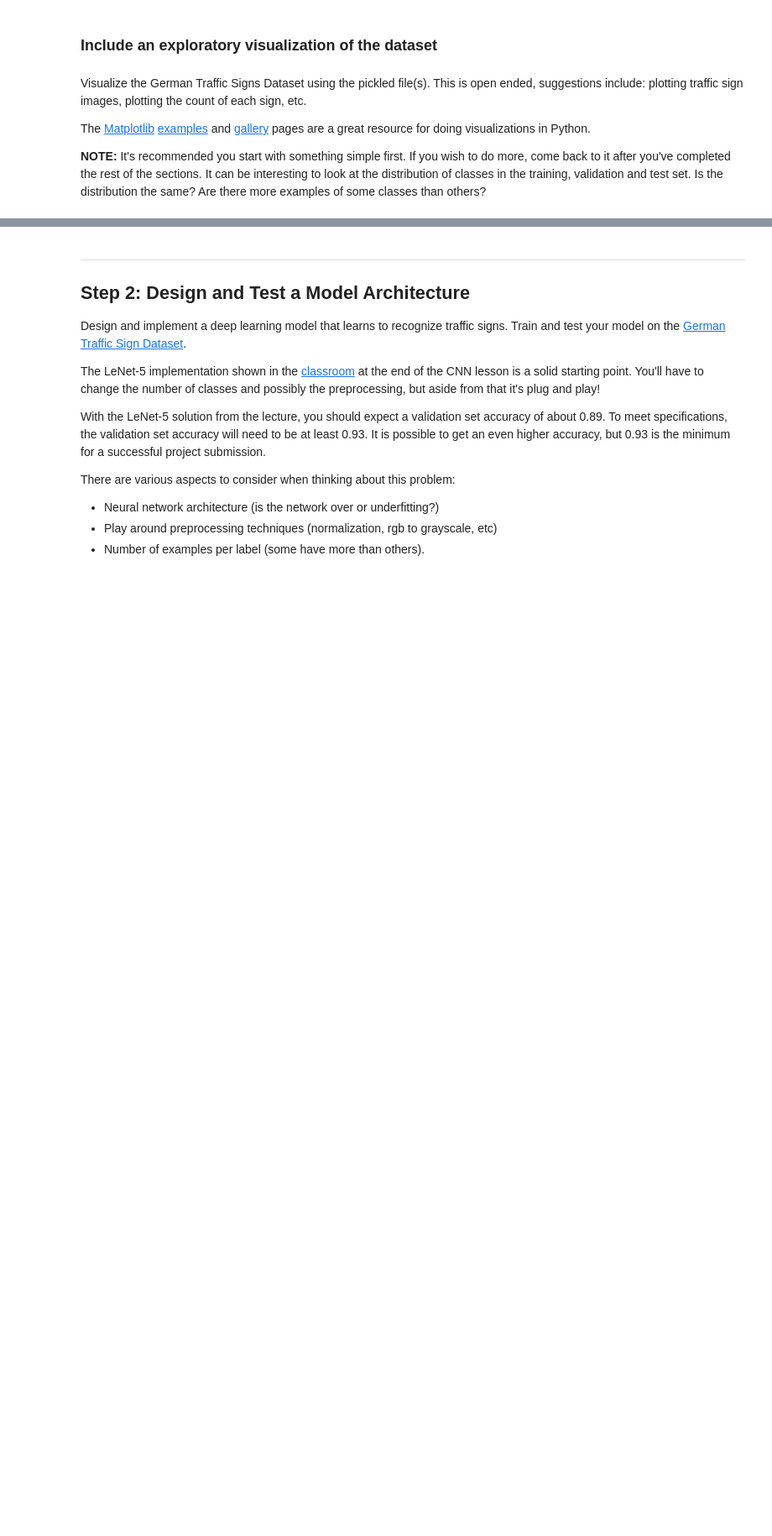
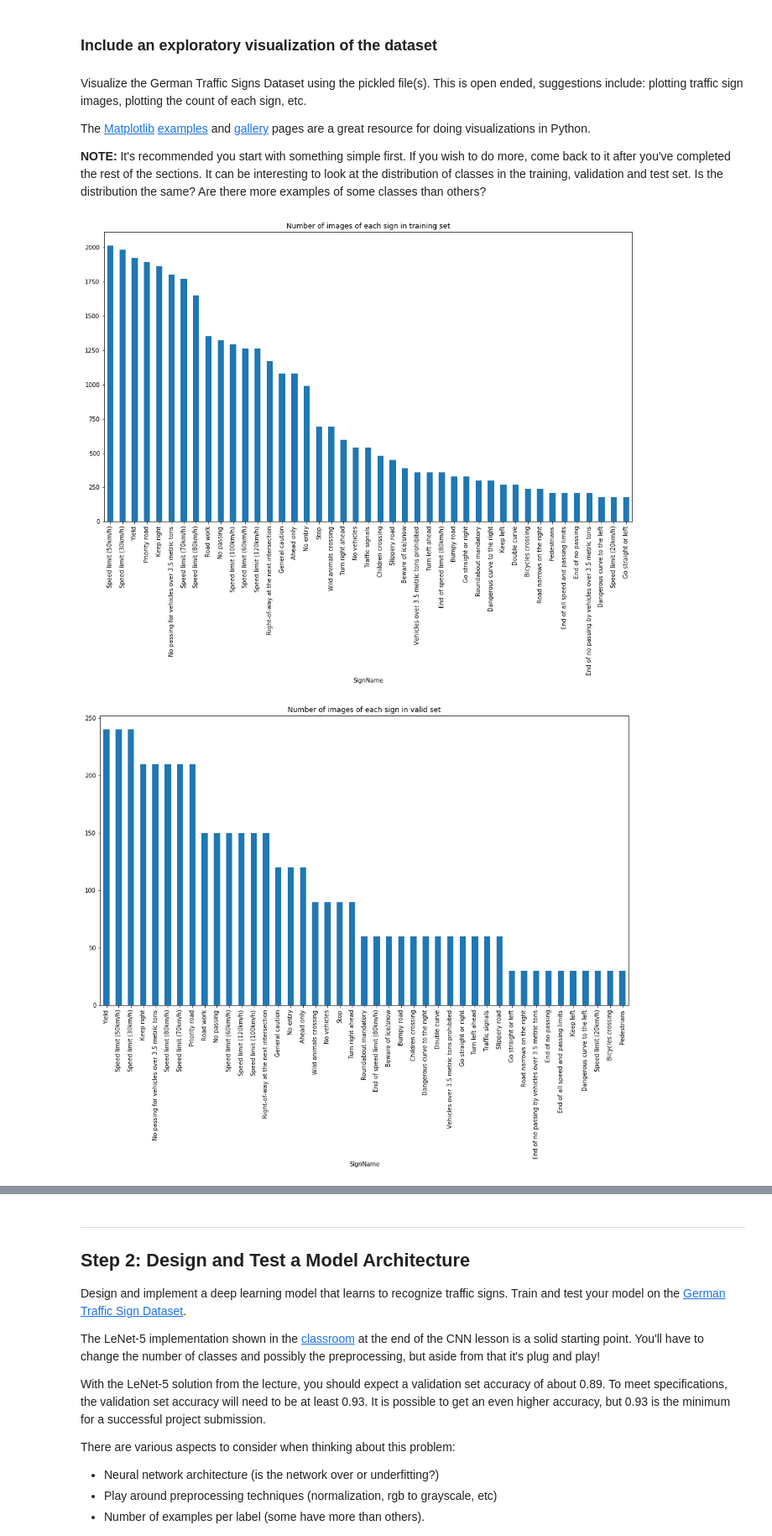
Before and after one commit to xingliuUT/CarND-Traffic-Sign-Classifier-Project, a Jupyter notebook: Traffic_Sign_Classifier.ipynb, the cells around one changed output, grey strips where cells are left out. Shown at 84% size. Saved outputs shown, nothing was run; the diff lists cells and outputs as text; code cells hidden in the pictures; blank space fills up the shorter version.

```diff
--- a/Traffic_Sign_Classifier.ipynb
+++ b/Traffic_Sign_Classifier.ipynb
@@ -94,6 +94,24 @@ Visualize the German Traffic Signs Dataset using the pickled file(s). This is op
 The [Matplotlib](http://matplotlib.org/) [examples](http://matplotlib.org/examples/index.html) and [gallery](http://matplotlib.org/gallery.html) pages are a great resource for doing visualizations in Python.
 
 **NOTE:** It's recommended you start with something simple first. If you wish to do more, come back to it after you've completed the rest of the sections. It can be interesting to look at the distribution of classes in the training, validation and test set. Is the distribution the same? Are there more examples of some classes than others?
+# %%
+import pandas as pd
+sign_names = pd.read_csv('signnames.csv')
+sign_names['SignName'] = sign_names['SignName'].astype(str)
+# %%
+def signNameHist(y_data, title_str):
+    y_df = pd.DataFrame(y_data, columns = ['ClassId'])\
+                        .merge(sign_names, how = 'left')
+    plt.figure(figsize = (16,9))
+    y_df.groupby('SignName')\
+        .size()\
+        .sort_values(ascending = False)\
+        .plot.bar(title = title_str)
+signNameHist(y_train, 'Number of images of each sign in training set')
+signNameHist(y_valid, 'Number of images of each sign in valid set')
+# %% [output]
+[figure, added]
+[figure, added]
 # %%
 ### Data exploration visualization code goes here.
 ### Feel free to use as many code cells as needed.
```
Also changed, not shown: parts of 9 cells of this notebook.
